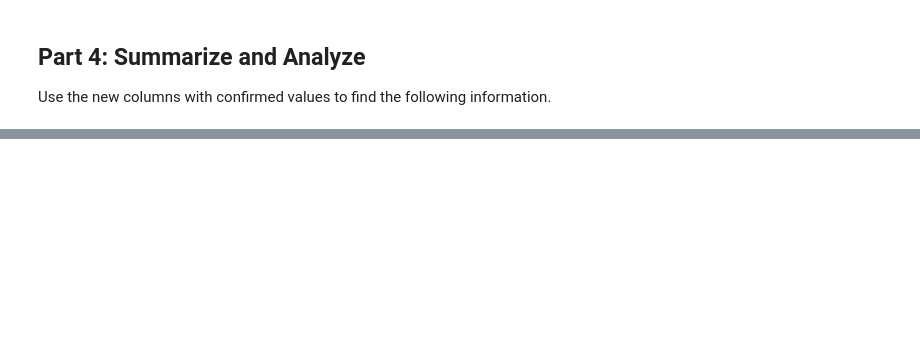
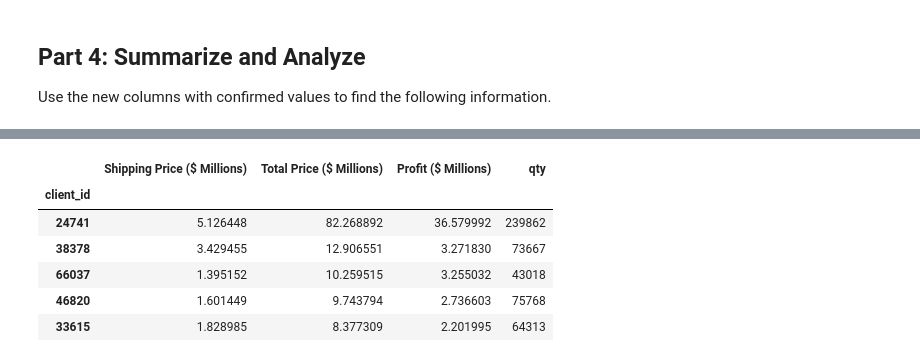
Before and after one commit to Ckeplinger199/pandas-challenge-1, a Jupyter notebook: wholesale_data_analysis_starter_code.ipynb, the cells around one changed output, grey strips where cells are left out. Cells and saved outputs as stored; diff of their text form; code cells hidden in the pictures; blank space fills up the shorter version.

```diff
--- a/wholesale_data_analysis_starter_code.ipynb
+++ b/wholesale_data_analysis_starter_code.ipynb
@@ -274,2 +255,11 @@ Use the new columns with confirmed values to find the following information.
 # %%
 # Sort the updated data by "Total Profit (millions)" form highest to lowest and assign the sort to a new DatFrame.
+renamed_df.sort_values(by=["Profit ($ Millions)"], ascending=False)
+# %% [output]
+|  | Shipping Price ($ Millions) | Total Price ($ Millions) | Profit ($ Millions) | qty |
+| client_id |  |  |  |  |
+| 24741 | 5.126448 | 82.268892 | 36.579992 | 239862 |
+| 38378 | 3.429455 | 12.906551 | 3.271830 | 73667 |
+| 66037 | 1.395152 | 10.259515 | 3.255032 | 43018 |
+| 46820 | 1.601449 | 9.743794 | 2.736603 | 75768 |
+| 33615 | 1.828985 | 8.377309 | 2.201995 | 64313 |
```
Also changed, not shown: parts of 11 cells of this notebook.
